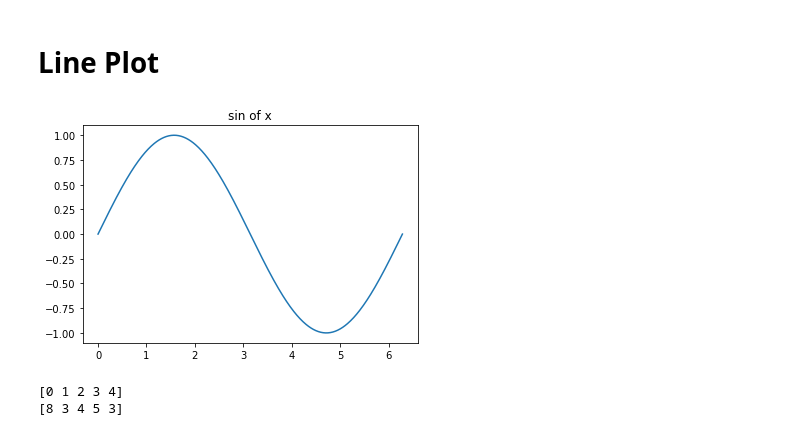
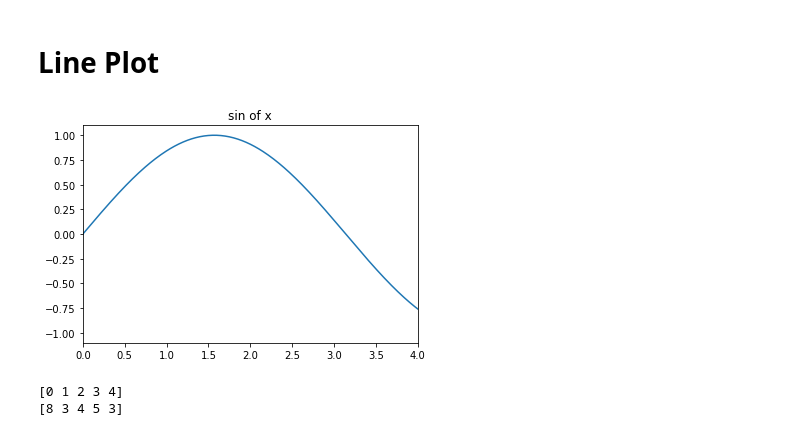
Before and after one commit to smileschen/2018-sp-stats131, a Jupyter notebook: 04-01 intro matplotlib.ipynb, the cells around one changed output. Saved outputs shown, nothing was run; the diff lists cells and outputs as text; code cells hidden in the pictures.

```diff
--- a/04-01 intro matplotlib.ipynb
+++ b/04-01 intro matplotlib.ipynb
@@ -11,9 +11,10 @@ y = np.sin(x)
 # %%
 plt.plot(x, y)
 plt.title("sin of x")
+plt.xlim(0,4)
 plt.show()
 # %% [output]
-[figure, old version]
+[figure, new version]
 # %%
 x = np.arange(0,5,1)
 print(x)
```
Also changed, not shown: 4 other files.
